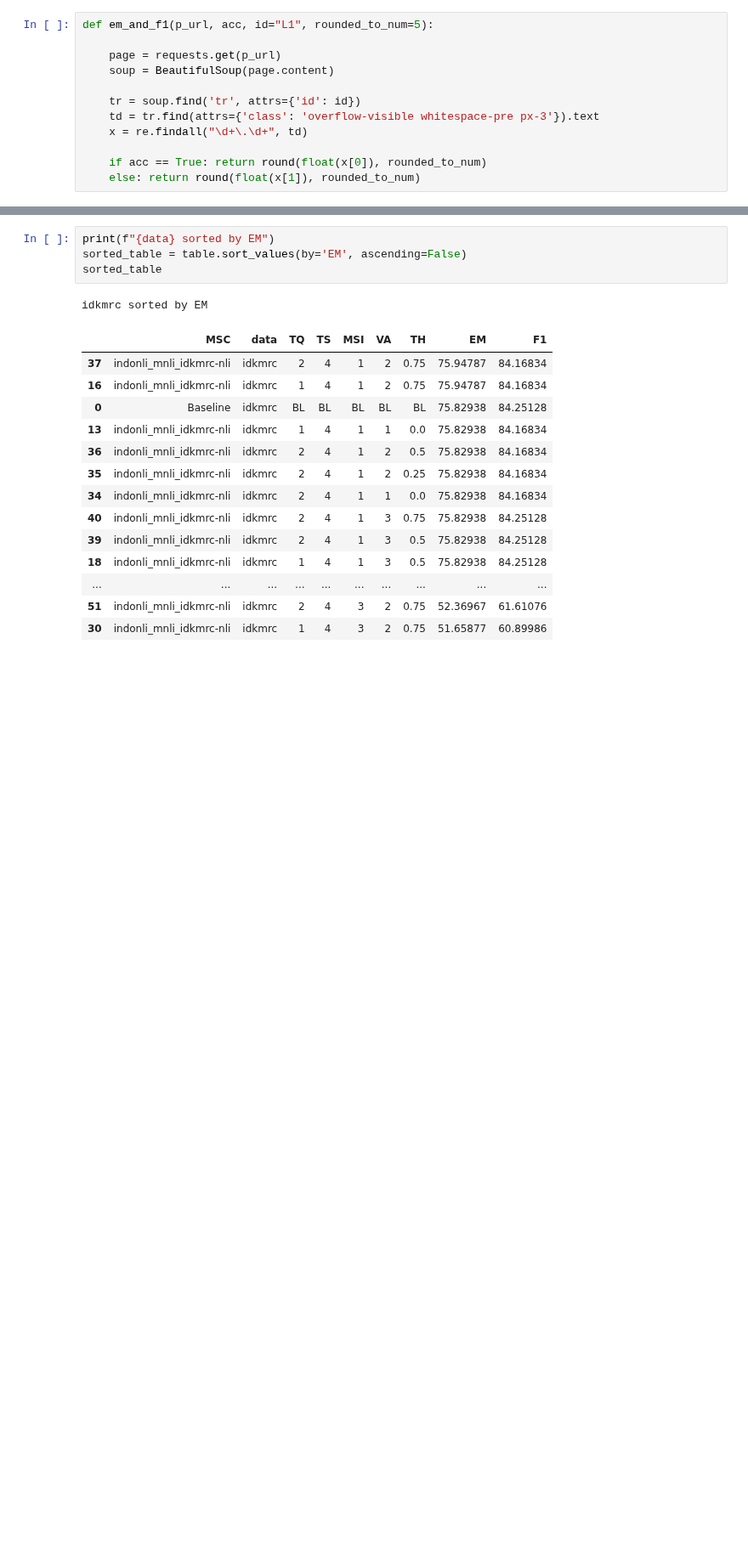
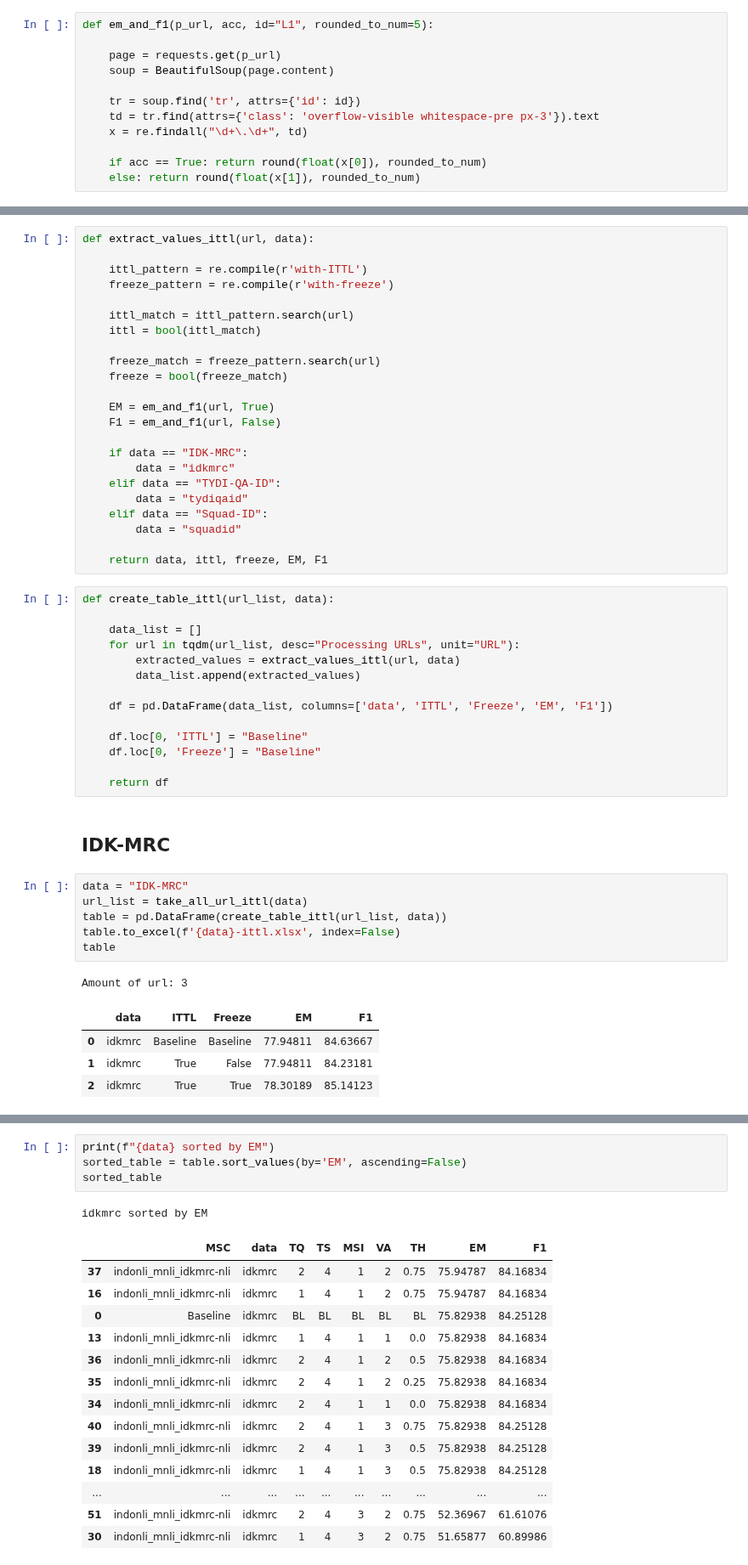
Before and after one commit to muhammadravi251001/multilingual-qas-with-nli, a Jupyter notebook: utilities/main table for paper.ipynb, the cells around one changed output, grey strips where cells are left out. Shown at 85% size. Saved outputs shown, nothing was run; the diff lists cells and outputs as text; blank space fills up the shorter version.

Commit message:
add ittl table

```diff
--- a/utilities/main table for paper.ipynb
+++ b/utilities/main table for paper.ipynb
@@ -22,0 +45,51 @@ def em_and_f1(p_url, acc, id="L1", rounded_to_num=5):
+# %%
+def extract_values_ittl(url, data):
+
+    ittl_pattern = re.compile(r'with-ITTL')
+    freeze_pattern = re.compile(r'with-freeze')
+
+    ittl_match = ittl_pattern.search(url)
+    ittl = bool(ittl_match)
+
+    freeze_match = freeze_pattern.search(url)
+    freeze = bool(freeze_match)
+
+    EM = em_and_f1(url, True)
+    F1 = em_and_f1(url, False)
+
+    if data == "IDK-MRC":
+        data = "idkmrc"
+    elif data == "TYDI-QA-ID":
+        data = "tydiqaid"
+    elif data == "Squad-ID":
+        data = "squadid"
+
+    return data, ittl, freeze, EM, F1
+# %%
+def create_table_ittl(url_list, data):
+
+    data_list = []
+    for url in tqdm(url_list, desc="Processing URLs", unit="URL"):
+        extracted_values = extract_values_ittl(url, data)
+        data_list.append(extracted_values)
+
+    df = pd.DataFrame(data_list, columns=['data', 'ITTL', 'Freeze', 'EM', 'F1'])
+
+    df.loc[0, 'ITTL'] = "Baseline"
+    df.loc[0, 'Freeze'] = "Baseline"
+
+    return df
+# %% [markdown]
+## IDK-MRC
+# %%
+data = "IDK-MRC"
+url_list = take_all_url_ittl(data)
+table = pd.DataFrame(create_table_ittl(url_list, data))
+table.to_excel(f'{data}-ittl.xlsx', index=False)
+table
+# %% [output]
+Amount of url: 3
+|  | data | ITTL | Freeze | EM | F1 |
+| 0 | idkmrc | Baseline | Baseline | 77.94811 | 84.63667 |
+| 1 | idkmrc | True | False | 77.94811 | 84.23181 |
+| 2 | idkmrc | True | True | 78.30189 | 85.14123 |
```
Also changed, not shown: parts of 29 cells of this notebook.
